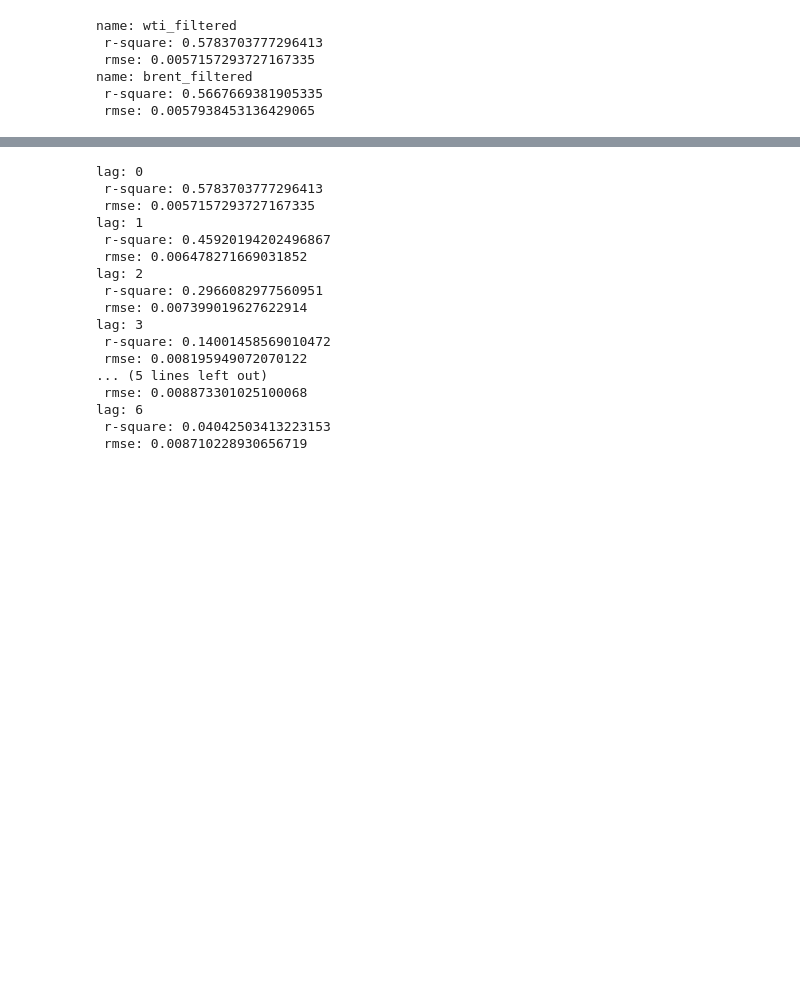
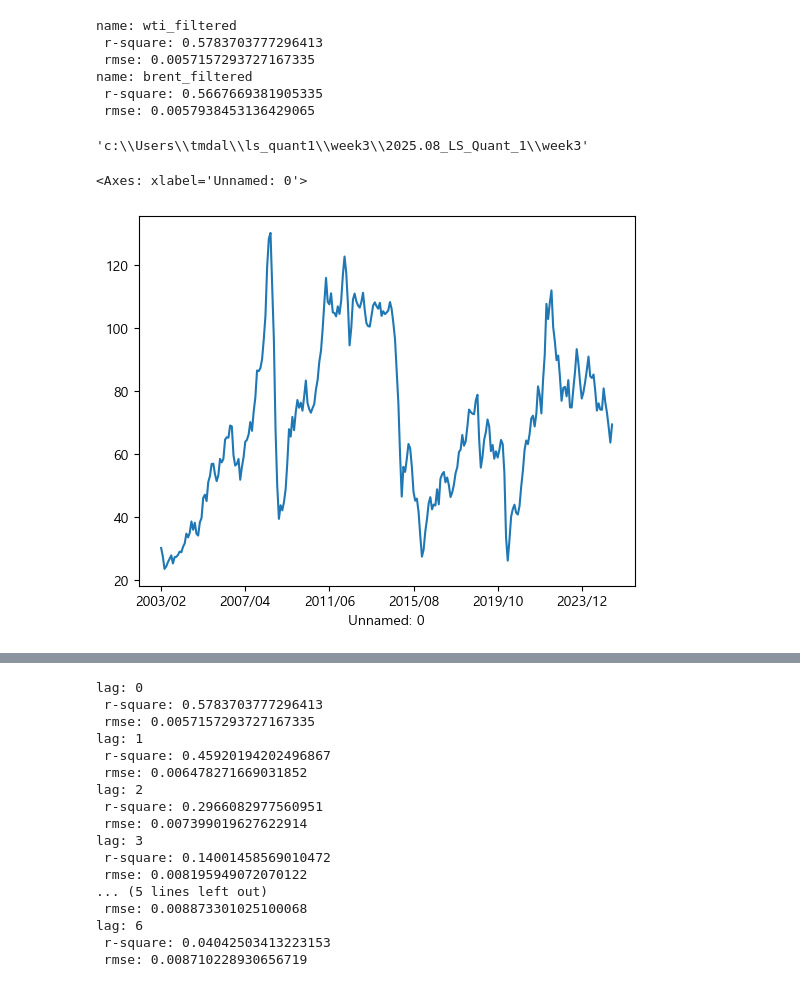
Before and after one commit to yyunjioh/2025.08_LS_Quant_1, a Jupyter notebook: week3/crude.ipynb, the cells around one changed output, grey strips where cells are left out. Saved outputs shown, nothing was run; the diff lists cells and outputs as text; code cells hidden in the pictures; blank space fills up the shorter version.

```diff
--- a/week3/crude.ipynb
+++ b/week3/crude.ipynb
@@ -737,3 +747,12 @@ name: wti_filtered
 name: brent_filtered
  r-square: 0.5667669381905335
  rmse: 0.0057938453136429065
+# %%
+os.getcwd()
+# %% [output]
+'c:\\Users\\tmdal\\ls_quant1\\week3\\2025.08_LS_Quant_1\\week3'
+# %%
+temp['dubai'].plot()
+# %% [output]
+<Axes: xlabel='Unnamed: 0'>
+[figure, added]
```
Also changed, not shown: parts of 45 cells of this notebook, 26 other files.
